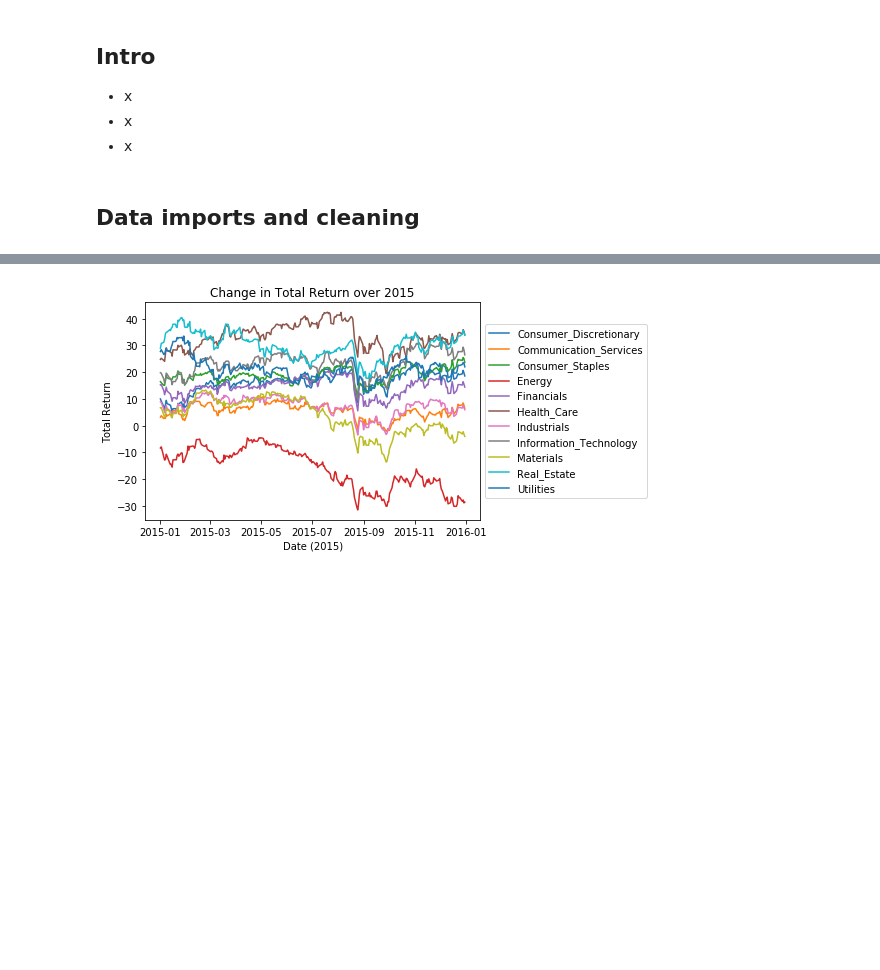
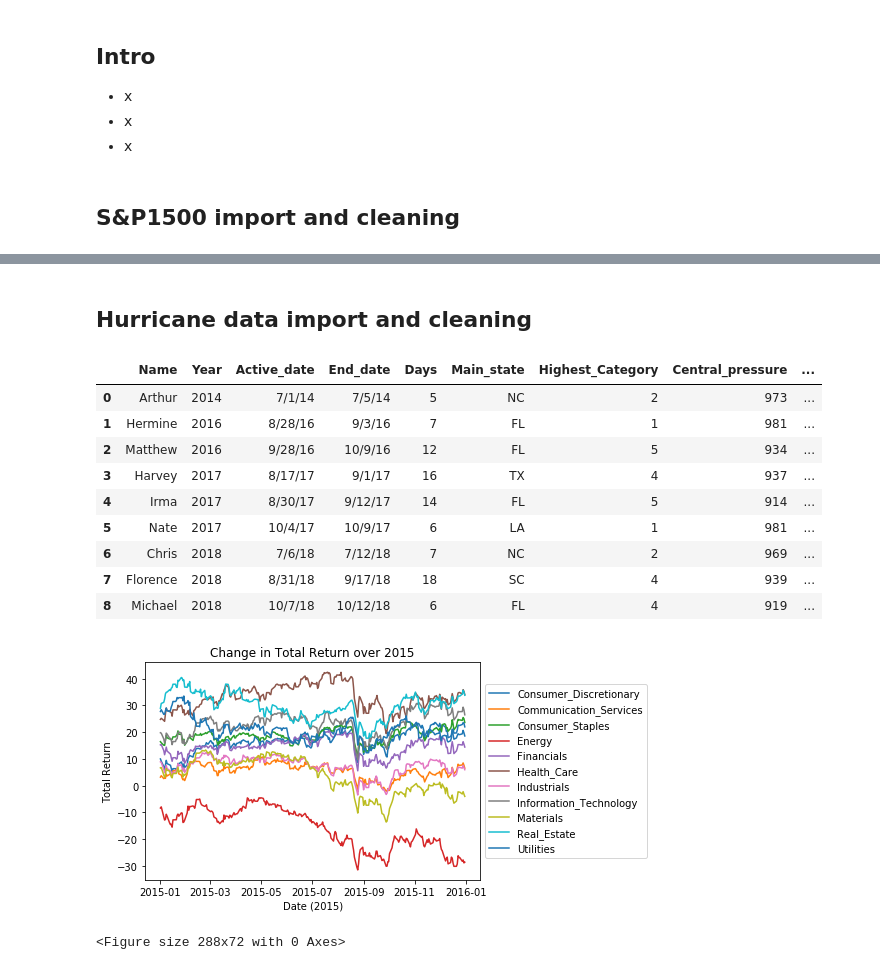
Before and after one commit to nancyculley/Little_Data_Project_1, a Jupyter notebook: Hurricane_stock_market.ipynb, the cells around one changed output, grey strips where cells are left out. Drawn from its saved outputs; the diff is of its cells as text; code cells hidden in the pictures; blank space fills up the shorter version.

```diff
--- a/Hurricane_stock_market.ipynb
+++ b/Hurricane_stock_market.ipynb
@@ -8,3 +14,3 @@
 # %% [markdown]
-## Data imports and cleaning
+## S&P1500 import and cleaning
 # %%
@@ -50,4 +50,24 @@ sp1500.head()
 | 2 | 1/1/2014 | 0.37 | -0.08 | -0.03 | 0.92 | 0.34 | ... |
 | 3 | 1/2/2014 | -0.16 | -0.68 | -1.12 | -0.44 | -0.23 | ... |
 | 4 | 1/3/2014 | -0.35 | -1.31 | -1.27 | -0.69 | 0.39 | ... |
+# %% [markdown]
+## Hurricane data import and cleaning
+# %%
+# Load Hurricane data
+hurricane = "resources/Hurricane_data_all.csv"
+hurricane = pd.read_csv(hurricane)
+
+# Display the data table for preview
+hurricane.head(20)
+# %% [output]
+|  | Name | Year | Active_date | End_date | Days | Main_state | Highest_Category | Central_pressure | ... |
+| 0 | Arthur | 2014 | 7/1/14 | 7/5/14 | 5 | NC | 2 | 973 | ... |
+| 1 | Hermine | 2016 | 8/28/16 | 9/3/16 | 7 | FL | 1 | 981 | ... |
+| 2 | Matthew | 2016 | 9/28/16 | 10/9/16 | 12 | FL | 5 | 934 | ... |
+| 3 | Harvey | 2017 | 8/17/17 | 9/1/17 | 16 | TX | 4 | 937 | ... |
+| 4 | Irma | 2017 | 8/30/17 | 9/12/17 | 14 | FL | 5 | 914 | ... |
+| 5 | Nate | 2017 | 10/4/17 | 10/9/17 | 6 | LA | 1 | 981 | ... |
+| 6 | Chris | 2018 | 7/6/18 | 7/12/18 | 7 | NC | 2 | 969 | ... |
+| 7 | Florence | 2018 | 8/31/18 | 9/17/18 | 18 | SC | 4 | 939 | ... |
+| 8 | Michael | 2018 | 10/7/18 | 10/12/18 | 6 | FL | 4 | 919 | ... |
 # %%
@@ -79,6 +94,8 @@ plt.ylabel('Total Return')
 plt.xlabel('Date (2015)')
 plt.title('Change in Total Return over 2015')
 plt.legend(loc='center left', bbox_to_anchor=(1.0, 0.5))
+plt.figure(figsize=(4, 1))
 plt.show()
 # %% [output]
 [figure]
+<Figure size 288x72 with 0 Axes>
```
Also changed, not shown: parts of 3 cells of this notebook, 1 other file.
